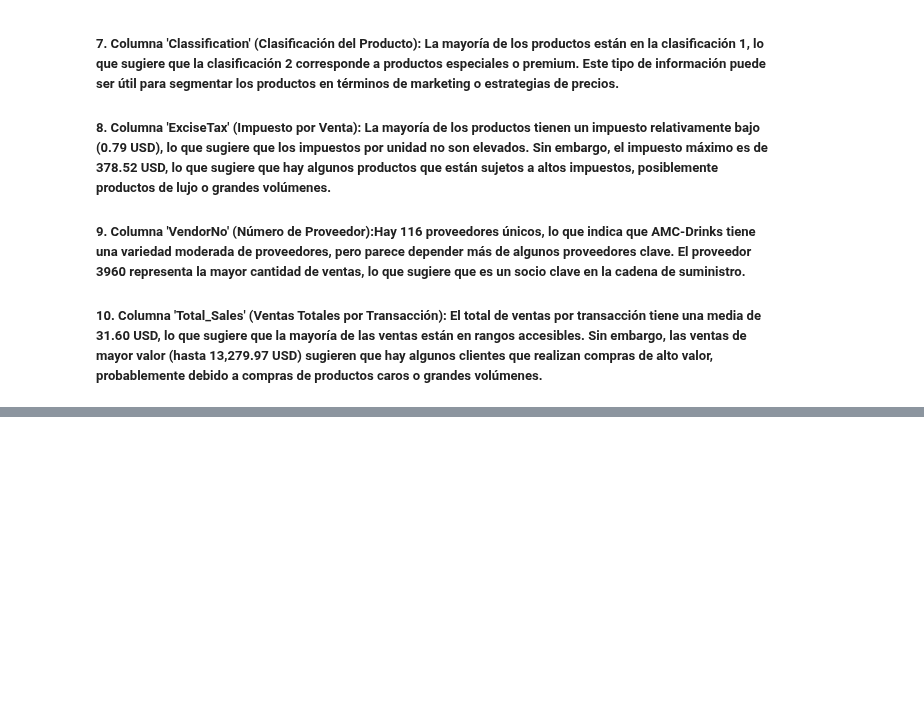
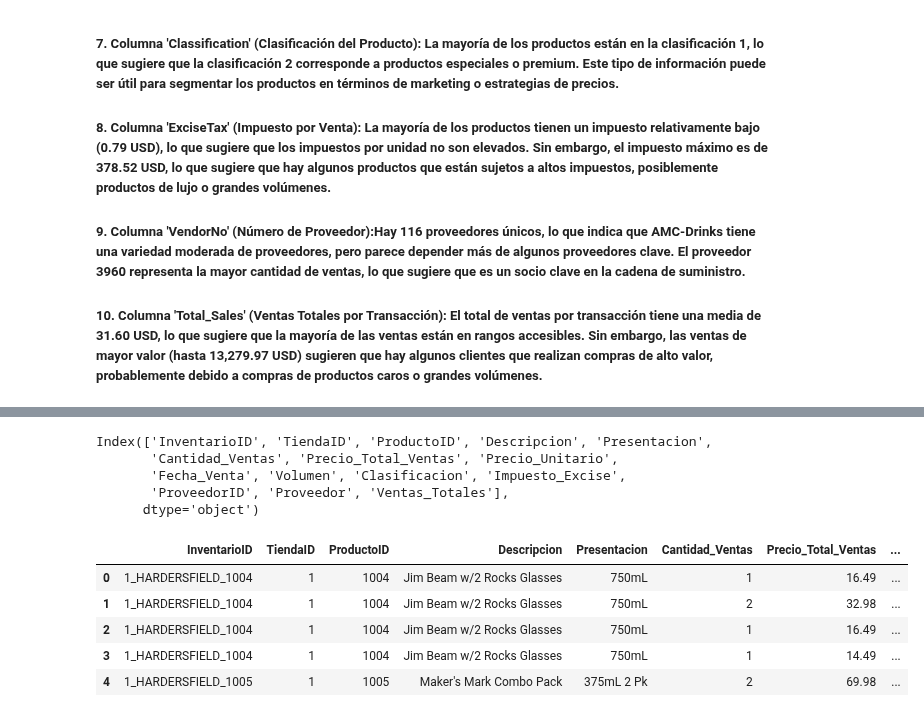
Before and after one commit to danipars/Analisis_Inventario_Distribuidora_Licores_AMCDrinks, a Jupyter notebook: EDA/VentasFinal.ipynb, the cells around one changed output, grey strips where cells are left out. Cells and saved outputs as stored; diff of their text form; code cells hidden in the pictures; blank space fills up the shorter version.

Commit message:
Save Ventas Final

```diff
--- a/EDA/VentasFinal.ipynb
+++ b/EDA/VentasFinal.ipynb
@@ -484,0 +494,25 @@ Media: 31.60420121593591
+# %%
+# Diccionario que mapea los nombres actuales de las columnas a los nuevos nombres en español
+column_renames = {
+    'InventoryId': 'InventarioID',  # FK (Relacionado con la tabla de Inventario)
+    'Store': 'TiendaID',  # FK (Relacionado con la tabla de Tiendas)
+    'Brand': 'ProductoID',  # FK (Relacionado con la tabla de Productos)
+    'Description': 'Descripcion',  # Atributo de Producto
+    'Size': 'Presentacion',  # Atributo de Producto
+    'SalesQuantity': 'Cantidad_Ventas',  # Atributo (Cantidad vendida)
+    'SalesDollars': 'Precio_Total_Ventas',  # Atributo (Ingresos por ventas)
+    'SalesPrice': 'Precio_Unitario',  # Atributo (Precio por unidad)
+    'SalesDate': 'Fecha_Venta',  # Atributo (Fecha de la venta)
+    'Volume': 'Volumen',  # Atributo (Volumen del producto)
+    'Classification': 'Clasificacion',  # Atributo (Tipo o categoría de producto)
+    'ExciseTax': 'Impuesto_Excise',  # Atributo (Impuesto aplicado a la venta)
+    'VendorNo': 'ProveedorID',  # FK (Relacionado con la tabla de Proveedores)
+    'VendorName': 'Proveedor',  # Atributo (Nombre del proveedor)
+    'Total_Sales': 'Ventas_Totales'  # Atributo (Total de ingresos por la transacción)'
+}
+
+# Renombrar las columnas
+df_SalesFinal.rename(columns=column_renames, inplace=True)
+
+# Mostrar las primeras filas del DataFrame para verificar los cambios
+print(df_SalesFinal.head())
@@ -484,0 +537,15 @@ Media: 31.60420121593591
+# %%
+columnas = df_SalesFinal.columns
+print(columnas)
+# %% [output]
+Index(['InventarioID', 'TiendaID', 'ProductoID', 'Descripcion', 'Presentacion',
+       'Cantidad_Ventas', 'Precio_Total_Ventas', 'Precio_Unitario',
+       'Fecha_Venta', 'Volumen', 'Clasificacion', 'Impuesto_Excise',
+       'ProveedorID', 'Proveedor', 'Ventas_Totales'],
+      dtype='object')
+# %%
+#crear el nuevo archivo con las tablas finales
+# Seleccionar las columnas deseadas
+df_SalesFinal_Final = df_SalesFinal[['InventarioID', 'TiendaID', 'ProductoID', 'Descripcion', 'Presentacion', 'Cantidad_Ventas',
+                                          'Precio_Total_Ventas', 'Precio_Unitario', 'Fecha_Venta', 'Volumen', 'Clasificacion', 'Impuesto_Excise',
+                                          'ProveedorID', 'Proveedor', 'Ventas_Totales']]
@@ -484,0 +555,9 @@ Media: 31.60420121593591
+# %%
+df_SalesFinal_Final.head()
+# %% [output]
+|  | InventarioID | TiendaID | ProductoID | Descripcion | Presentacion | Cantidad_Ventas | Precio_Total_Ventas | ... |
+| 0 | 1_HARDERSFIELD_1004 | 1 | 1004 | Jim Beam w/2 Rocks Glasses | 750mL | 1 | 16.49 | ... |
+| 1 | 1_HARDERSFIELD_1004 | 1 | 1004 | Jim Beam w/2 Rocks Glasses | 750mL | 2 | 32.98 | ... |
+| 2 | 1_HARDERSFIELD_1004 | 1 | 1004 | Jim Beam w/2 Rocks Glasses | 750mL | 1 | 16.49 | ... |
+| 3 | 1_HARDERSFIELD_1004 | 1 | 1004 | Jim Beam w/2 Rocks Glasses | 750mL | 1 | 14.49 | ... |
+| 4 | 1_HARDERSFIELD_1005 | 1 | 1005 | Maker's Mark Combo Pack | 375mL 2 Pk | 2 | 69.98 | ... |
```
Also changed, not shown: parts of 3 cells of this notebook.
